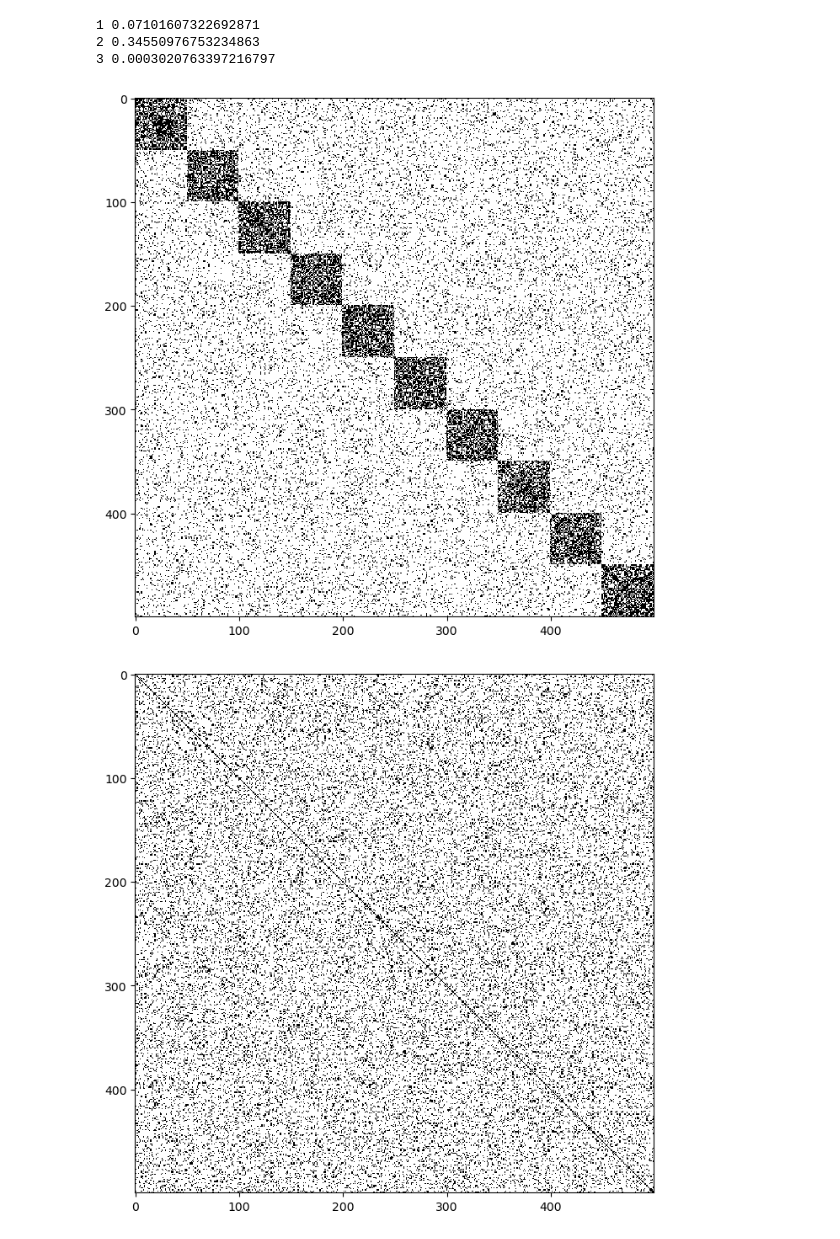
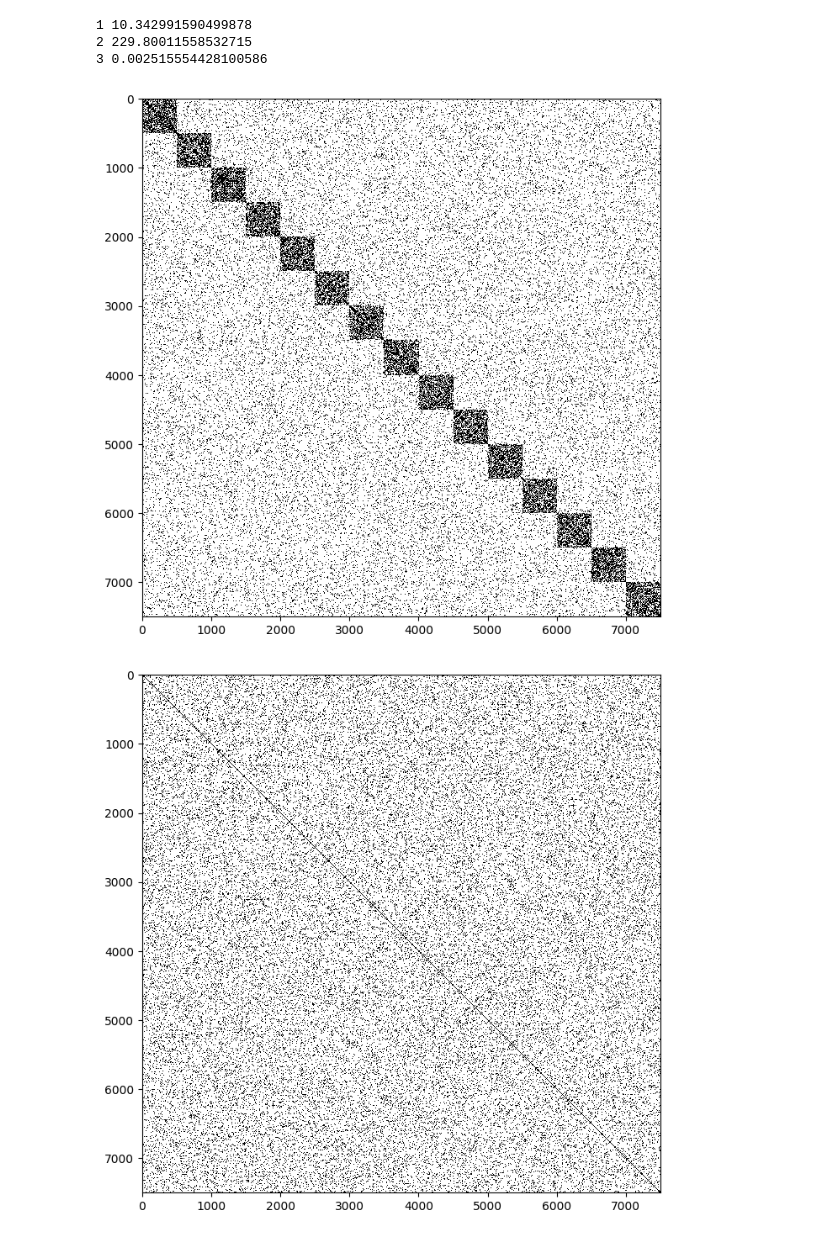
Before and after one commit to seanxgao/Spectral-Crustering-Method, a Jupyter notebook: Cheeger.ipynb, the cells around one changed output. Cells and saved outputs as stored; diff of their text form; code cells hidden in the pictures.

```diff
--- a/Cheeger.ipynb
+++ b/Cheeger.ipynb
@@ -1,6 +1,7 @@
 # %%
 import numpy as np
 from scipy.sparse import linalg as LA
+from scipy.sparse import csr_matrix
 import time
 import matplotlib.pyplot as plt
 import random
@@ -31,7 +32,7 @@ def bicut_group(laplacian_matrix, indices=None):
         return [indices[0]], [indices[1]]
 
     # Get Fiedler vector and sort vertices
-    eigenvals, eigenvecs = LA.eigsh(sub_laplacian,k=2,which = 'SA')
+    _, eigenvecs = LA.eigsh(sub_laplacian,k=2,which = 'SA')
 
     # Find the second smallest eigenvalue (Fiedler value)
     fiedler_vector = eigenvecs[:, 1]
@@ -332,31 +333,30 @@ def treebuilder(laplacian_matrix, indices=None):
     return node
 # %%
 t1 = time.time()
-import random
-oL = generate_multi_group_laplacian(10, 50, .6, .1)
+oL = generate_multi_group_laplacian(15, 500, .6, .1)
 random_order = random.sample(range(len(oL)), len(oL))
 L = oL[np.ix_(random_order, random_order)]
 t2 = time.time()
 print(1,t2-t1)
 
 T = treebuilder(L)
 t3 = time.time()
 print(2,t3-t2)
 
 order = T.get_order()
 t4 = time.time()
 print(3,t4-t3)
 
 ordered_L = L[np.ix_(order, order)]
 
 visualize_laplacian_matrix(oL)
 visualize_laplacian_matrix(L)
 visualize_laplacian_matrix(ordered_L)
 t5 = time.time()
 print(4,t5-t4)
 # %% [output]
-1 0.07101607322692871
-2 0.34550976753234863
-3 0.0003020763397216797
+1 10.342991590499878
+2 229.80011558532715
+3 0.002515554428100586
-[figure, old version]
+[figure, new version]
-[figure, old version]
+[figure, new version]
```
Also changed, not shown: parts of 5 cells of this notebook.
